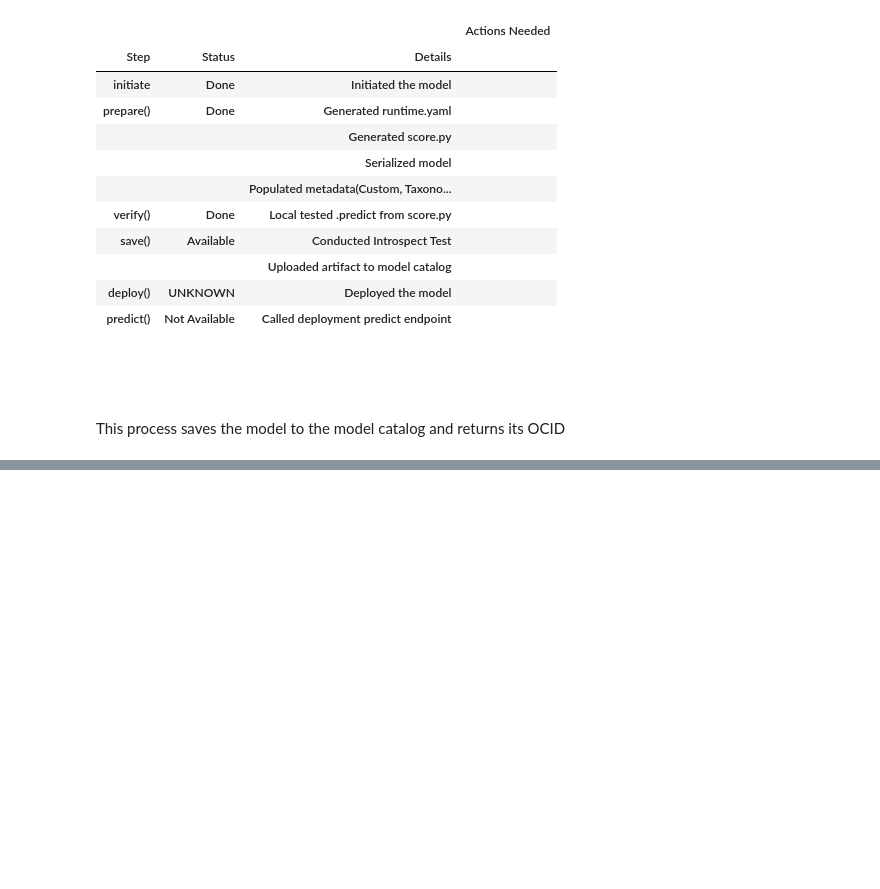
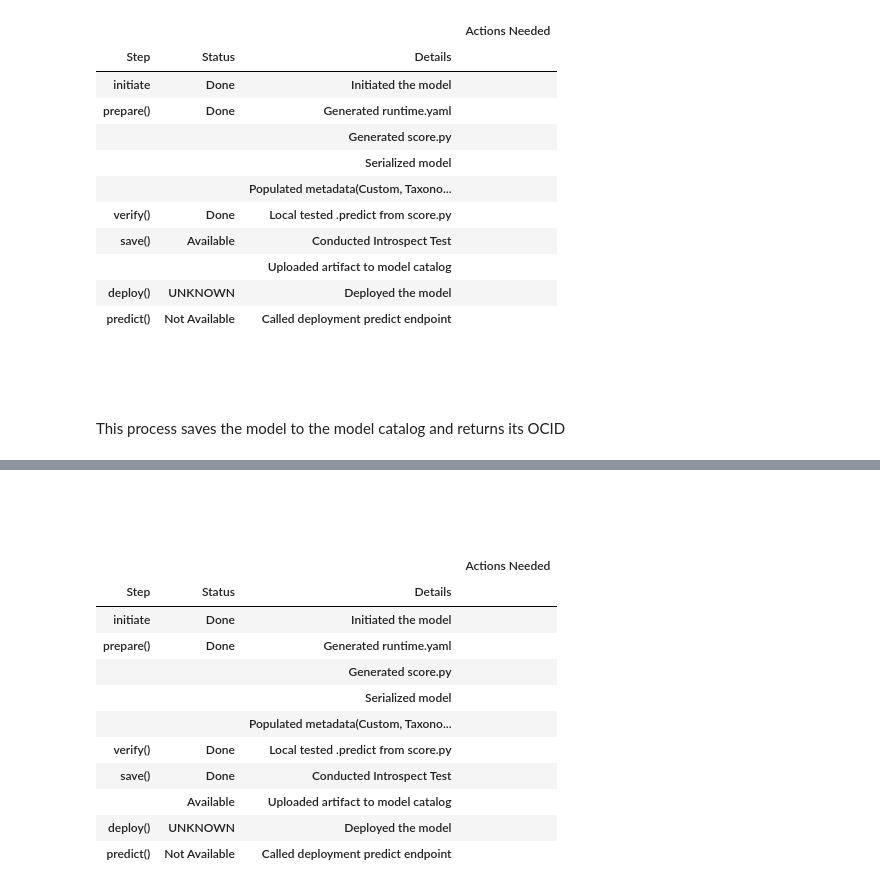
Before and after one commit to jeffrey990macharia0/Acquiredskills_demos, a Jupyter notebook: Cloud_Development/Oracle_Cloud_Data_Science/DeployTensorFlowModelADS.ipynb, the cells around one changed output, grey strips where cells are left out. Cells and saved outputs as stored; diff of their text form; code cells hidden in the pictures; blank space fills up the shorter version.

Commit message:
Finalized Model Deployment
Deployment

```diff
--- a/Cloud_Development/Oracle_Cloud_Data_Science/DeployTensorFlowModelADS.ipynb
+++ b/Cloud_Development/Oracle_Cloud_Data_Science/DeployTensorFlowModelADS.ipynb
@@ -472,3 +472,20 @@ Traceback (most recent call last):
     raise exceptions.ServiceError(
 oci.exceptions.ServiceError: {'target_service': 'data_science', 'status': 404, 'code': 'NotAuthorizedOrNotFound', 'opc-request-id': '133EE4130BE1452EAA77246FF1323CDC/B74A58C798DAFADBC756006950485875/3 ...
 ServiceError: {'target_service': 'data_science', 'status': 404, 'code': 'NotAuthorizedOrNotFound', 'opc-request-id': '133EE4130BE1452EAA77246FF1323CDC/B74A58C798DAFADBC756006950485875/37F721D8BF60C87F ...
+# %% [markdown]
+#### <font color="white">4.6.1 Track the Model Serialization</font>
+# %%
+tf_model.summary_status()
+# %% [output]
+|  |  |  | Actions Needed |
+| Step | Status | Details |  |
+| initiate | Done | Initiated the model |  |
+| prepare() | Done | Generated runtime.yaml |  |
+|  |  | Generated score.py |  |
+|  |  | Serialized model |  |
+|  |  | Populated metadata(Custom, Taxono... |  |
+| verify() | Done | Local tested .predict from score.py |  |
+| save() | Done | Conducted Introspect Test |  |
+|  | Available | Uploaded artifact to model catalog |  |
+| deploy() | UNKNOWN | Deployed the model |  |
+| predict() | Not Available | Called deployment predict endpoint |  |
```
Also changed, not shown: parts of 6 cells of this notebook.
